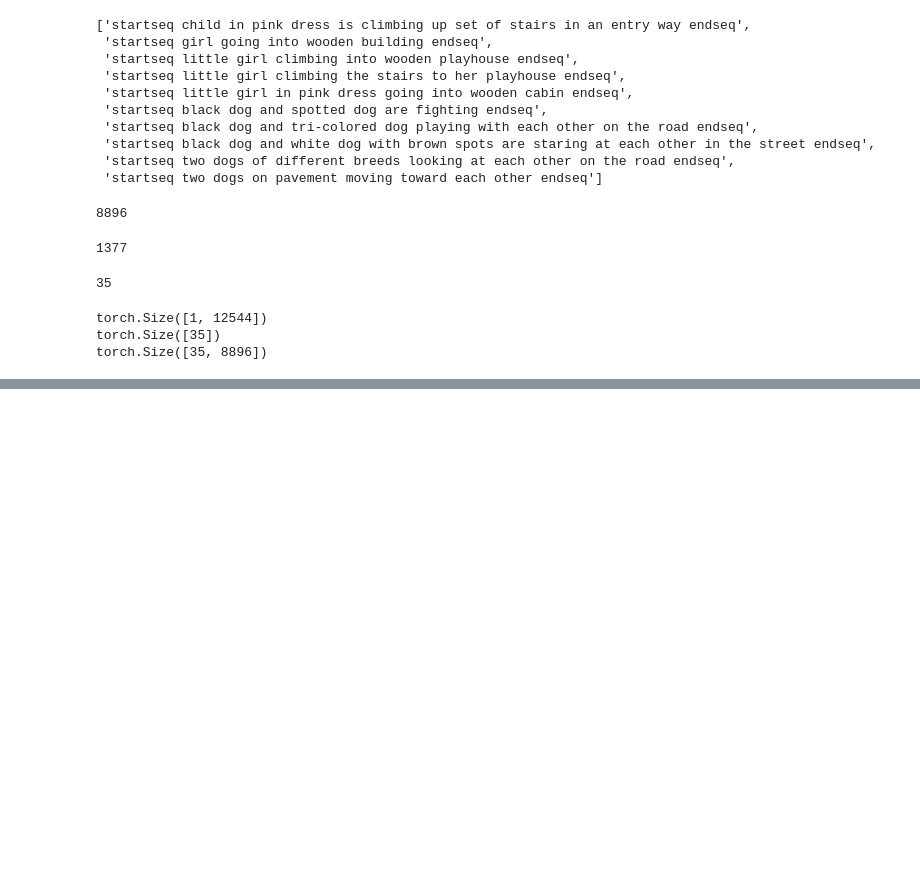
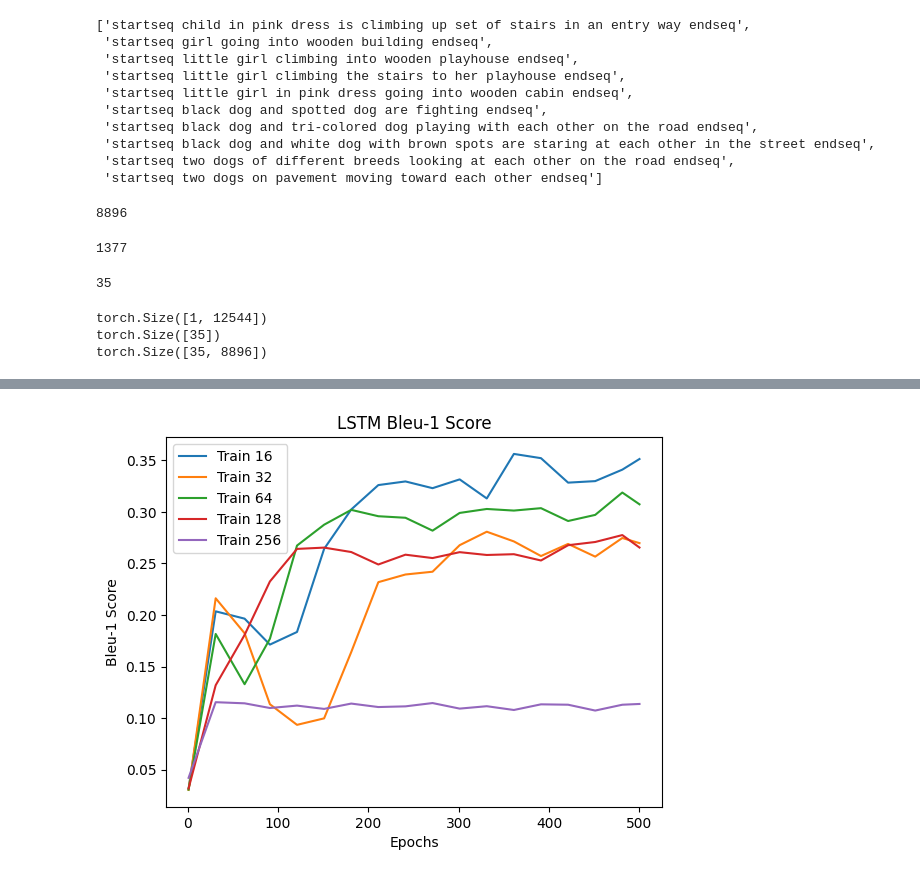
Before and after one commit to Amine-Wardi/image_captioning, a Jupyter notebook: yolo_lstm.ipynb, the cells around one changed output, grey strips where cells are left out. Cells and saved outputs as stored; diff of their text form; code cells hidden in the pictures; blank space fills up the shorter version.

```diff
--- a/yolo_lstm.ipynb
+++ b/yolo_lstm.ipynb
@@ -379 +579,15 @@ Epoch [500/500], Loss: 0.0044
+# %%
+plt.plot(X, test_16, label='Train 16')
+plt.plot(X, test_32, label='Train 32')
+plt.plot(X, test_64, label='Train 64')
+plt.plot(X, test_128, label='Train 128')
+plt.plot(X, test_256, label='Train 256')
+plt.xlabel('Epochs')
+plt.ylabel('Bleu-1 Score')
+plt.title('LSTM Bleu-1 Score')
+plt.legend()
+plt.savefig('test_blue.png')
+plt.show()
+# %% [output]
+[figure, added]
 # %%
```
Also changed, not shown: parts of 28 cells of this notebook, 2 other files.
